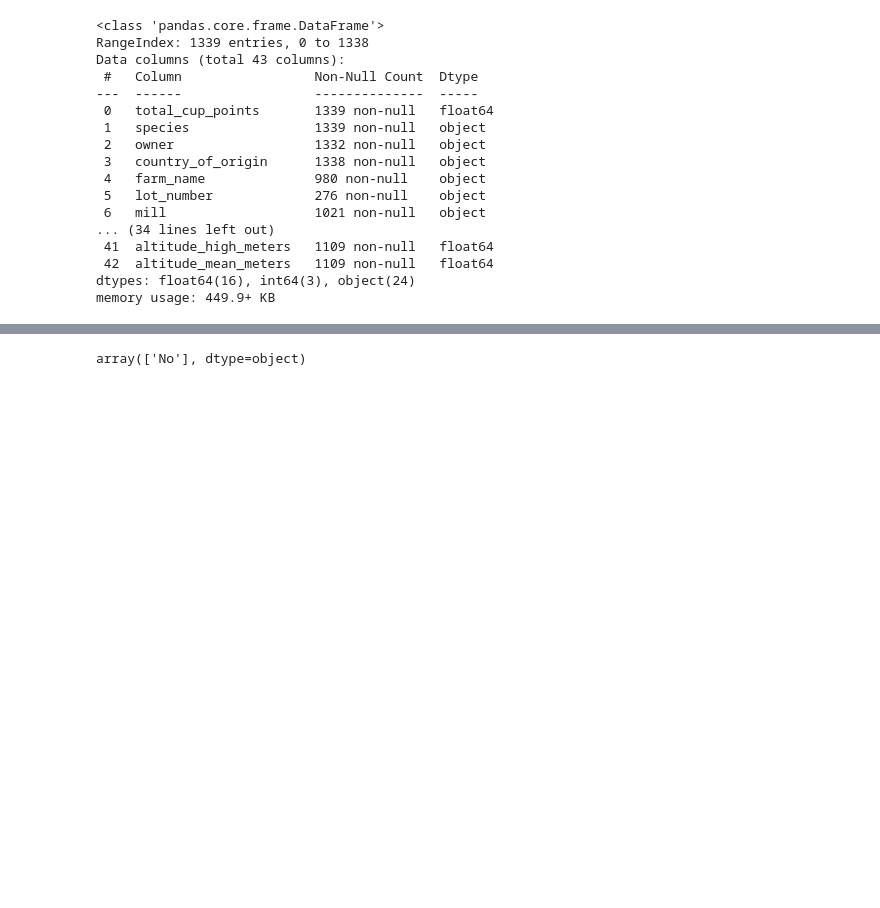
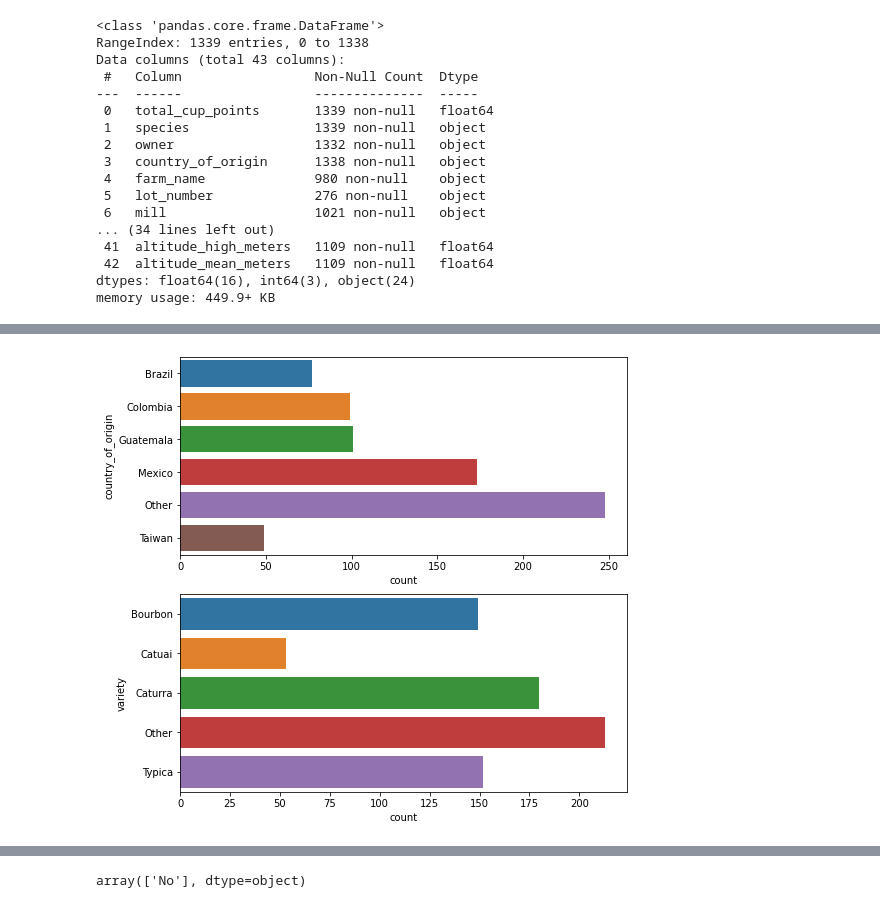
Before and after one commit to xalejandrow/4Geeks-Flask-Example, a Jupyter notebook: src/Coffee_Model_4GKS.ipynb, the cells around one changed output, grey strips where cells are left out. Cells and saved outputs as stored; diff of their text form; code cells hidden in the pictures; blank space fills up the shorter version.

```diff
--- a/src/Coffee_Model_4GKS.ipynb
+++ b/src/Coffee_Model_4GKS.ipynb
@@ -354,0 +420,9 @@ memory usage: 42.7 KB
+# %%
+# Plot categories countplot
+cats = X_train.select_dtypes('category')
+fig, ax = plt.subplots(2,1, figsize=(8,8))
+axs = ax.flatten()
+for i in range(len(axs)):
+    sns.countplot(data=cats, y=cats.columns.to_list()[i],ax=axs[i])
+# %% [output]
+[figure, added]
```
Also changed, not shown: parts of 68 cells of this notebook, 6 other files.
